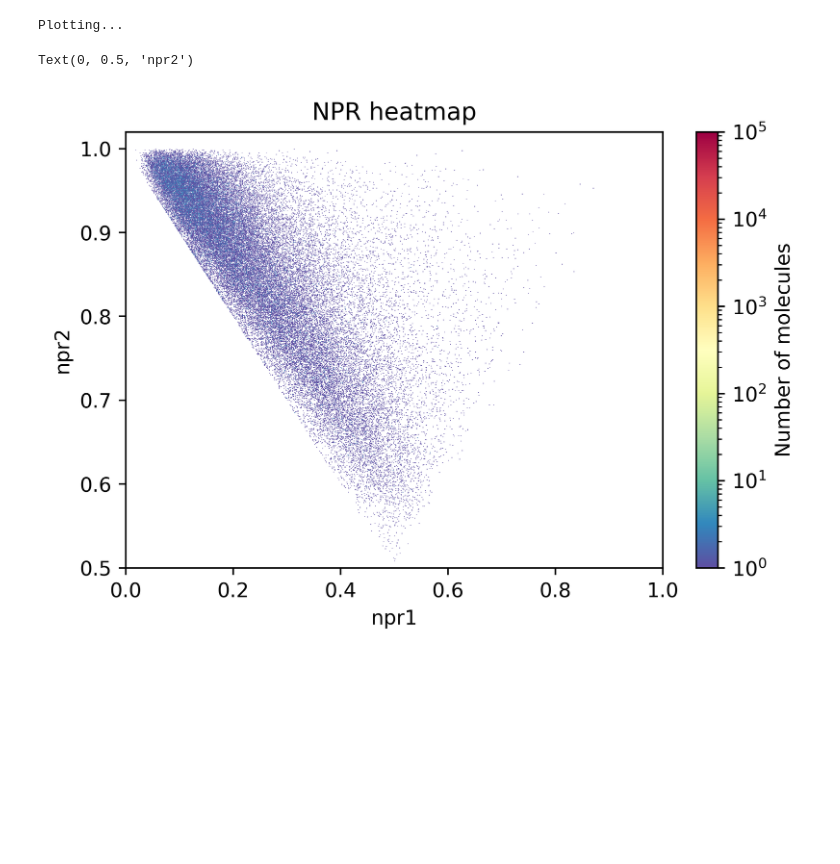
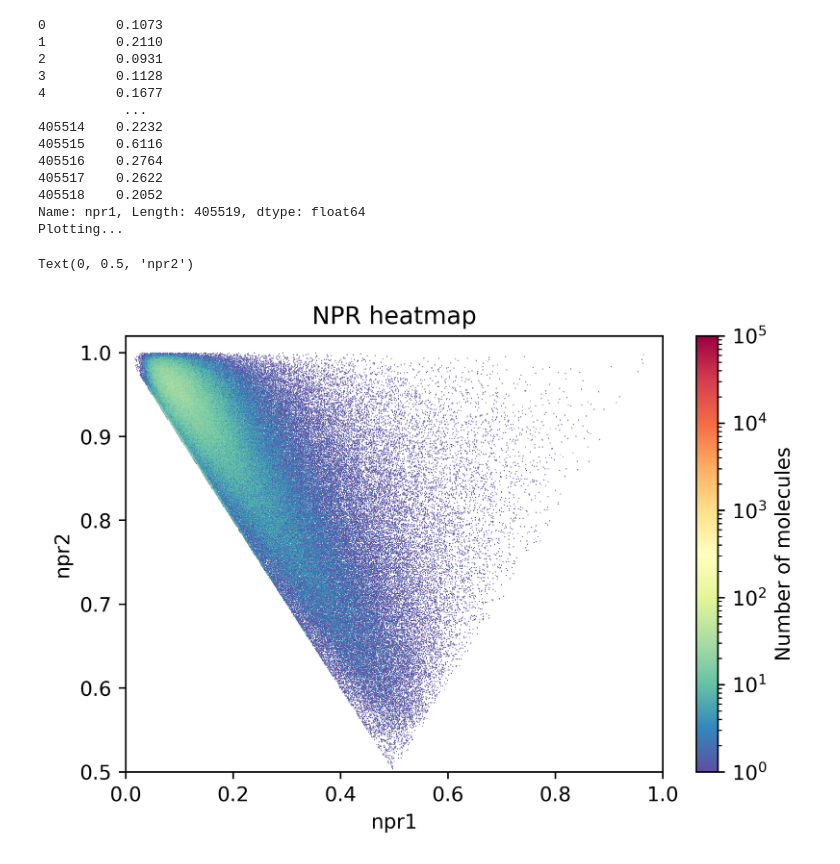
Before and after one commit to khtang17/npr_project, a Jupyter notebook: single_plot.ipynb, the cells around one changed output. Cells and saved outputs as stored; diff of their text form; code cells hidden in the pictures; blank space fills up the shorter version.

Commit message:
add small dataset support with pandas

```diff
--- a/single_plot.ipynb
+++ b/single_plot.ipynb
@@ -1,32 +1,51 @@
 # %%
 import vaex as vx
 import h5py
 import sys
 import numpy as np
 import matplotlib.pyplot as plt
 import matplotlib as mpl
+import pandas as pd
 
 
+# For dataset >1M+ use this
+#vx_df = vx.open('/Users/khanh/UCSF/npr/raw_data/npr_mlsmr.hdf5') #change me
+#npr_df = vx_df.to_pandas_df(["npr1", "npr2"])
 
-vx_df = vx.open('/Users/khanh/UCSF/npr/raw_data/npr_mlsmr.hdf5') #change me
+#x = nprdf['npr1']
+#y = npr_df['npr2']
+
+#for smaller dataset there is not need to use vaex
+df = pd.read_csv('/Users/khanh/UCSF/npr/data/mlsmr', sep='\s+') #change me
+print(df['npr1'])
 # grep only npr values
-npr_df = vx_df.to_pandas_df(["npr1", "npr2"])
+x = df['npr1']
+y = df['npr2']
 mpl.rcParams['figure.dpi'] = 500
-
-x = npr_df['npr1']
-y = npr_df['npr2']
 print('Plotting...')
 # plot data with 1000x1000    , set color bar to base 10, color scheme
 plt.hist2d(x, y, (1000, 1000), norm=mpl.colors.LogNorm(), cmap=plt.cm.get_cmap('Spectral_r'))
 cb = plt.colorbar()
 cb.set_label('Number of molecules')
 plt.clim(1, 100000)
 plt.ylim((0.5, 1.02))
 plt.xlim((0, 1))
 plt.title("NPR heatmap")
 plt.xlabel('npr1')
 plt.ylabel('npr2')
 # %% [output]
+0         0.1073
+1         0.2110
+2         0.0931
+3         0.1128
+4         0.1677
+           ...
+405514    0.2232
+405515    0.6116
+405516    0.2764
+405517    0.2622
+405518    0.2052
+Name: npr1, Length: 405519, dtype: float64
 Plotting...
 Text(0, 0.5, 'npr2')
-[figure, old version]
+[figure, new version]
```
